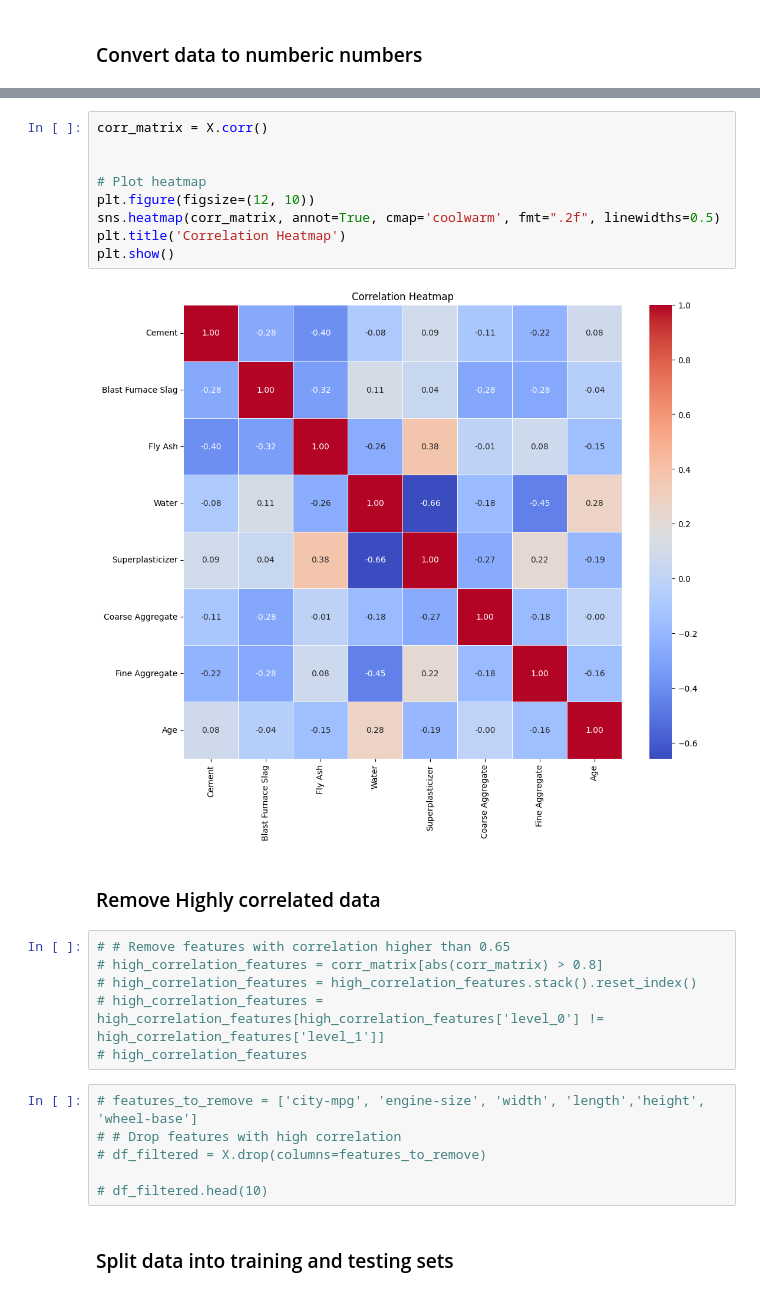
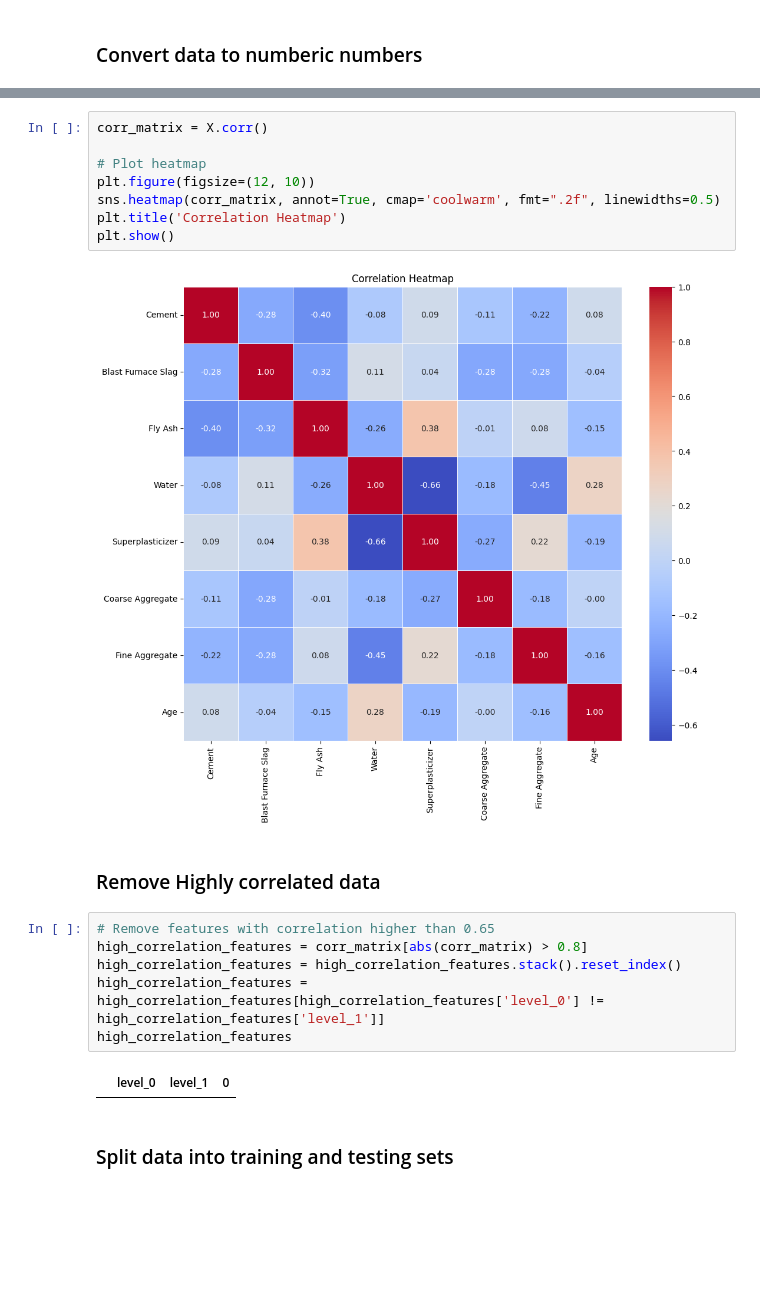
Before and after one commit to Suraj6E/ModelOptimization, a Jupyter notebook: Classification.ipynb, the cells around one changed output, grey strips where cells are left out. Drawn from its saved outputs; the diff is of its cells as text; blank space fills up the shorter version.

```diff
--- a/Classification.ipynb
+++ b/Classification.ipynb
@@ -174,7 +94,6 @@ X.head(10)
 | 9 | 475.0 | 0.0 | 0.0 | 228.0 | 0.0 | 932.0 | 594.0 | ... |
 # %%
 corr_matrix = X.corr()
-
 
 # Plot heatmap
 plt.figure(figsize=(12, 10))
@@ -186,17 +105,13 @@ plt.show()
 # %% [markdown]
 ### Remove Highly correlated data
 # %%
-# # Remove features with correlation higher than 0.65
-# high_correlation_features = corr_matrix[abs(corr_matrix) > 0.8]
-# high_correlation_features = high_correlation_features.stack().reset_index()
-# high_correlation_features = high_correlation_features[high_correlation_features['level_0'] != high_correlation_features['level_1']]
-# high_correlation_features
+# Remove features with correlation higher than 0.65
+high_correlation_features = corr_matrix[abs(corr_matrix) > 0.8]
+high_correlation_features = high_correlation_features.stack().reset_index()
+high_correlation_features = high_correlation_features[high_correlation_features['level_0'] != high_correlation_features['level_1']]
+high_correlation_features
+# %% [output]
+|  | level_0 | level_1 | 0 |
-# %%
-# features_to_remove = ['city-mpg', 'engine-size', 'width', 'length','height', 'wheel-base']
-# # Drop features with high correlation
-# df_filtered = X.drop(columns=features_to_remove)
-
-# df_filtered.head(10)
 # %% [markdown]
 ### Split data into training and testing sets
 # %%
```
Also changed, not shown: parts of 8 cells of this notebook, 1 other file.
